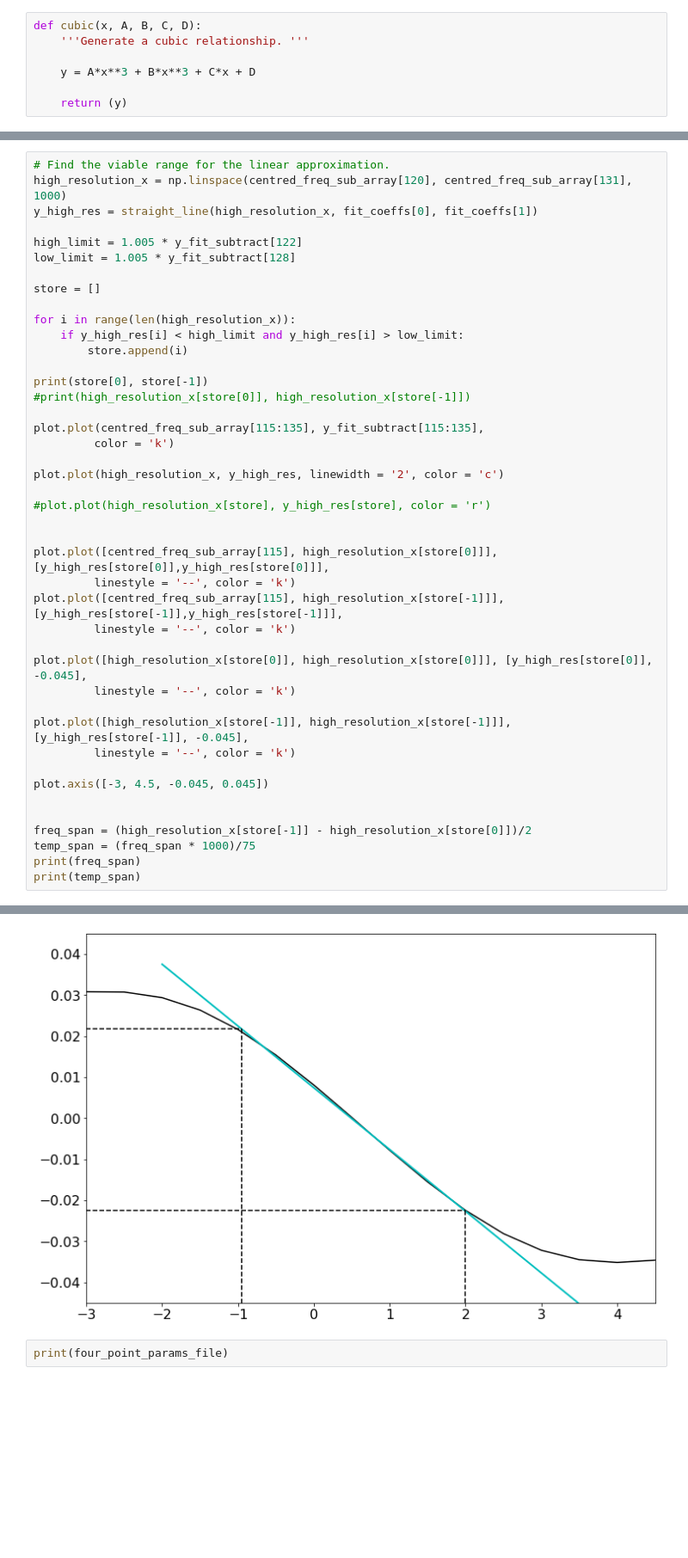
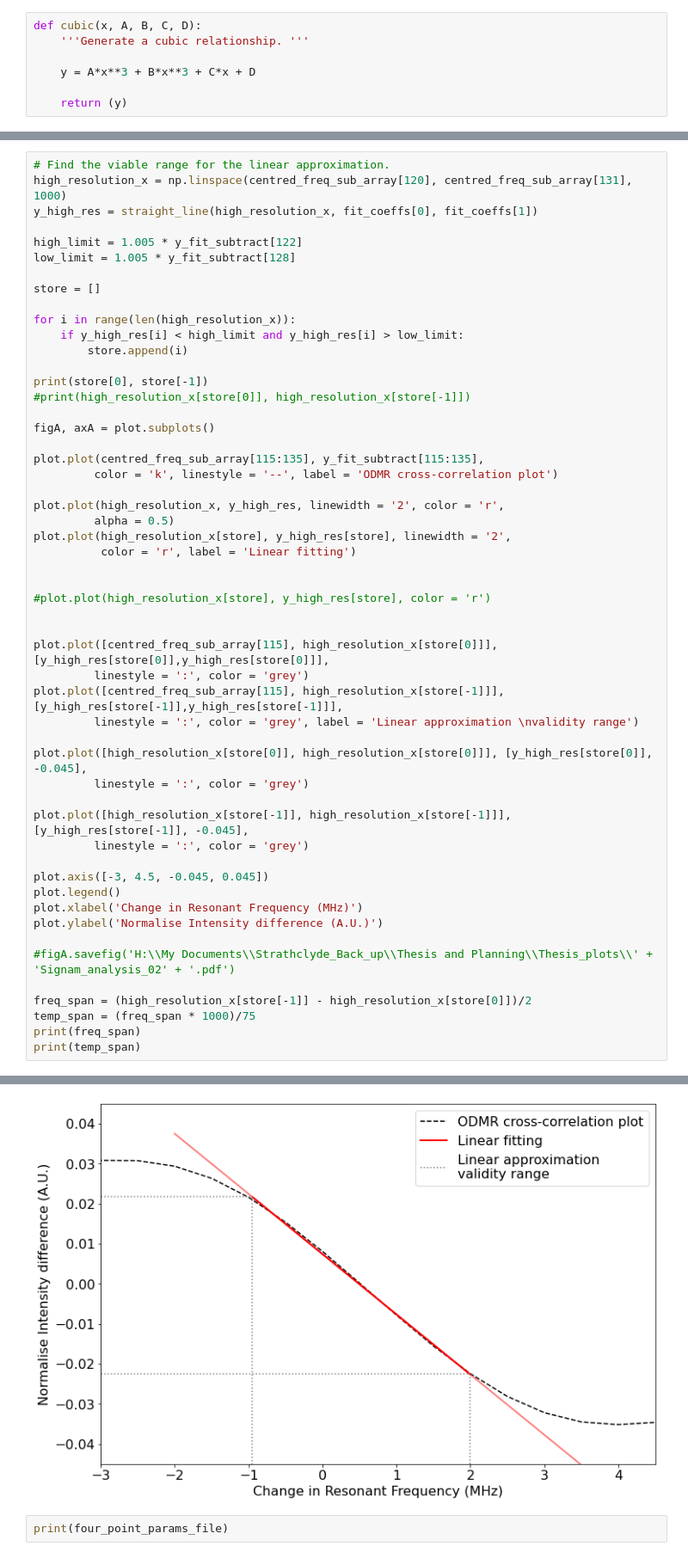
Before and after one commit to Corbyn93/Ryans_Python_Scripts, a Jupyter notebook: Ryan's Jupyter stuff/Thesis code/3 Temp Sensing Algorithms/20211111_Singam_temp_sensing_analysis_2.ipynb, the cells around one changed output, grey strips where cells are left out. Shown at 86% size. Cells and saved outputs as stored; diff of their text form; blank space fills up the shorter version.

Commit message:
15-02-2022
Just backing up all the work that I have done since the last back-up to the analysis code that I am playing with for my thesis.

```diff
--- a/Ryan's Jupyter stuff/Thesis code/3 Temp Sensing Algorithms/20211111_Singam_temp_sensing_analysis_2.ipynb
+++ b/Ryan's Jupyter stuff/Thesis code/3 Temp Sensing Algorithms/20211111_Singam_temp_sensing_analysis_2.ipynb
@@ -757,40 +757,50 @@ for i in range(len(high_resolution_x)):
     if y_high_res[i] < high_limit and y_high_res[i] > low_limit:
         store.append(i)
 
 print(store[0], store[-1])
 #print(high_resolution_x[store[0]], high_resolution_x[store[-1]])
 
+figA, axA = plot.subplots()
+
 plot.plot(centred_freq_sub_array[115:135], y_fit_subtract[115:135],
-         color = 'k')
+         color = 'k', linestyle = '--', label = 'ODMR cross-correlation plot')
 
-plot.plot(high_resolution_x, y_high_res, linewidth = '2', color = 'c')
+plot.plot(high_resolution_x, y_high_res, linewidth = '2', color = 'r',
+         alpha = 0.5)
+plot.plot(high_resolution_x[store], y_high_res[store], linewidth = '2',
+          color = 'r', label = 'Linear fitting')
+
 
 #plot.plot(high_resolution_x[store], y_high_res[store], color = 'r')
 
 
 plot.plot([centred_freq_sub_array[115], high_resolution_x[store[0]]], [y_high_res[store[0]],y_high_res[store[0]]],
-         linestyle = '--', color = 'k')
+         linestyle = ':', color = 'grey')
 plot.plot([centred_freq_sub_array[115], high_resolution_x[store[-1]]], [y_high_res[store[-1]],y_high_res[store[-1]]],
-         linestyle = '--', color = 'k')
+         linestyle = ':', color = 'grey', label = 'Linear approximation \nvalidity range')
 
 plot.plot([high_resolution_x[store[0]], high_resolution_x[store[0]]], [y_high_res[store[0]], -0.045],
-         linestyle = '--', color = 'k')
+         linestyle = ':', color = 'grey')
 
 plot.plot([high_resolution_x[store[-1]], high_resolution_x[store[-1]]], [y_high_res[store[-1]], -0.045],
-         linestyle = '--', color = 'k')
+         linestyle = ':', color = 'grey')
 
 plot.axis([-3, 4.5, -0.045, 0.045])
+plot.legend()
+plot.xlabel('Change in Resonant Frequency (MHz)')
+plot.ylabel('Normalise Intensity difference (A.U.)')
 
+#figA.savefig('H:\\My Documents\\Strathclyde_Back_up\\Thesis and Planning\\Thesis_plots\\' + 'Signam_analysis_02' + '.pdf')
 
 freq_span = (high_resolution_x[store[-1]] - high_resolution_x[store[0]])/2
 temp_span = (freq_span * 1000)/75
 print(freq_span)
 print(temp_span)
 # %% [output]
 191 725
 1.46996996996997
 19.5995995995996
-[figure, old version]
+[figure, new version]
 # %%
 print(four_point_params_file)
 # %% [output]
```
Also changed, not shown: parts of 1 cell of this notebook, 10 other files.
